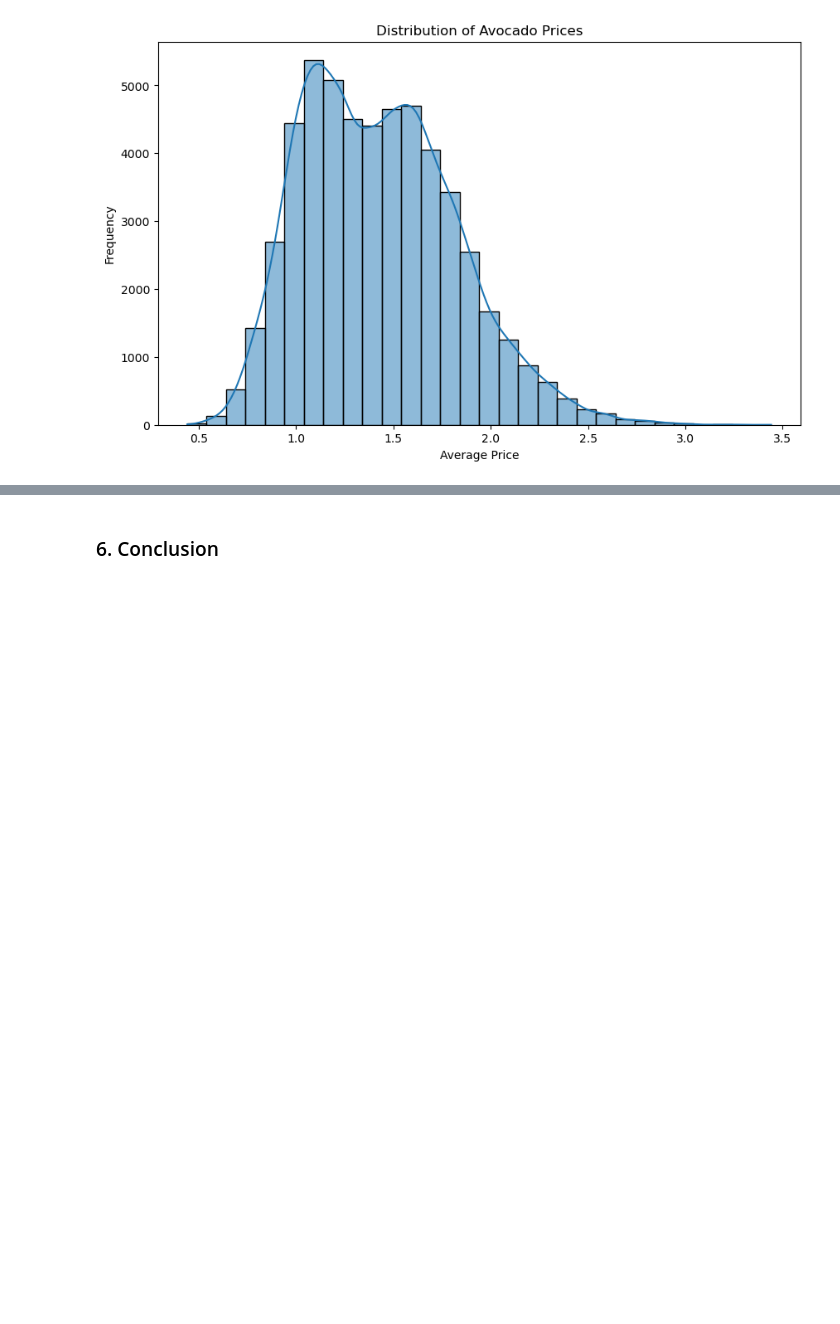
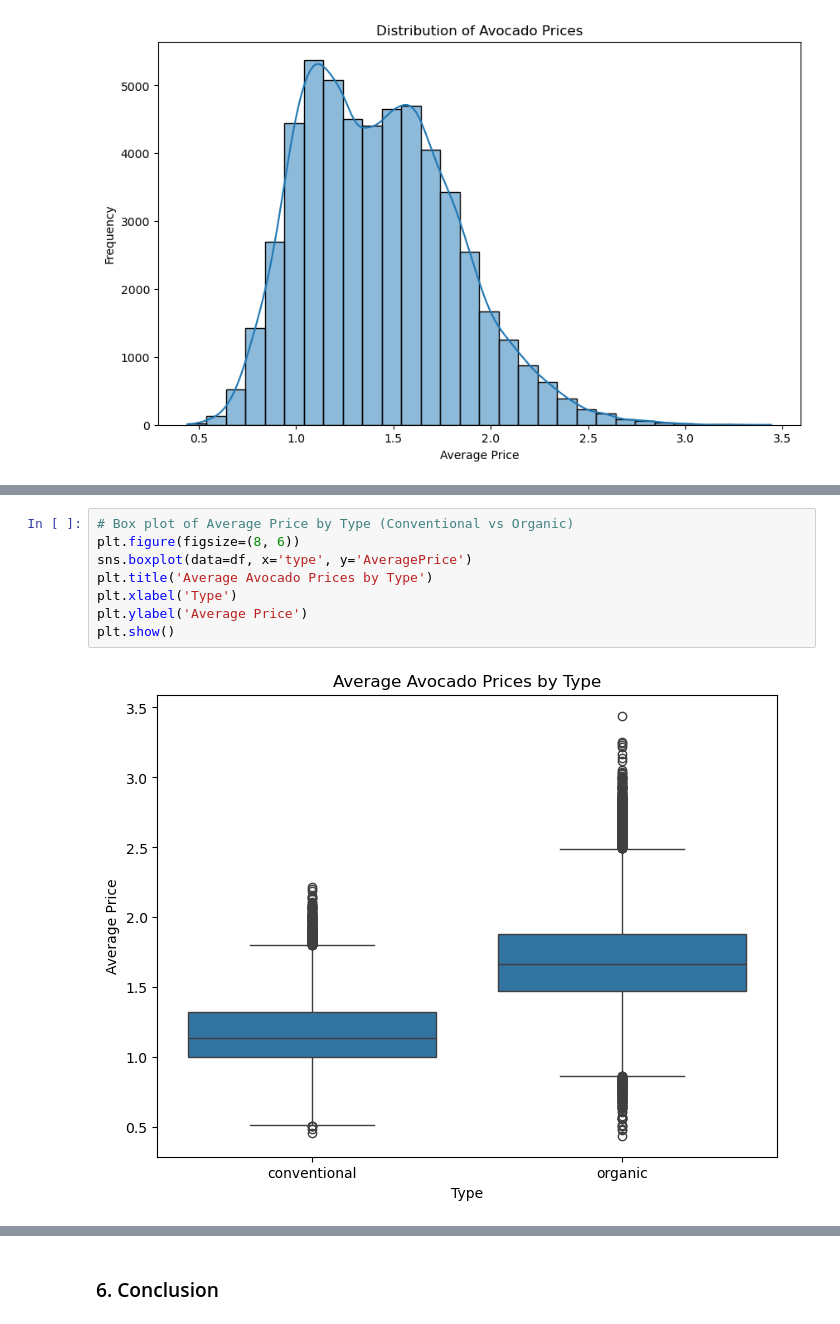
Before and after one commit to VrishtiSingh/PythonExplorersTeam3, a Jupyter notebook: Avocado Prices and Sales Volume 2015-2023.ipynb, the cells around one changed output, grey strips where cells are left out. Drawn from its saved outputs; the diff is of its cells as text; blank space fills up the shorter version.

```diff
--- a/Avocado Prices and Sales Volume 2015-2023.ipynb
+++ b/Avocado Prices and Sales Volume 2015-2023.ipynb
@@ -257,0 +269,10 @@ plt.show()
+# %%
+# Box plot of Average Price by Type (Conventional vs Organic)
+plt.figure(figsize=(8, 6))
+sns.boxplot(data=df, x='type', y='AveragePrice')
+plt.title('Average Avocado Prices by Type')
+plt.xlabel('Type')
+plt.ylabel('Average Price')
+plt.show()
+# %% [output]
+[figure, added]
```
Also changed, not shown: parts of 8 cells of this notebook.
